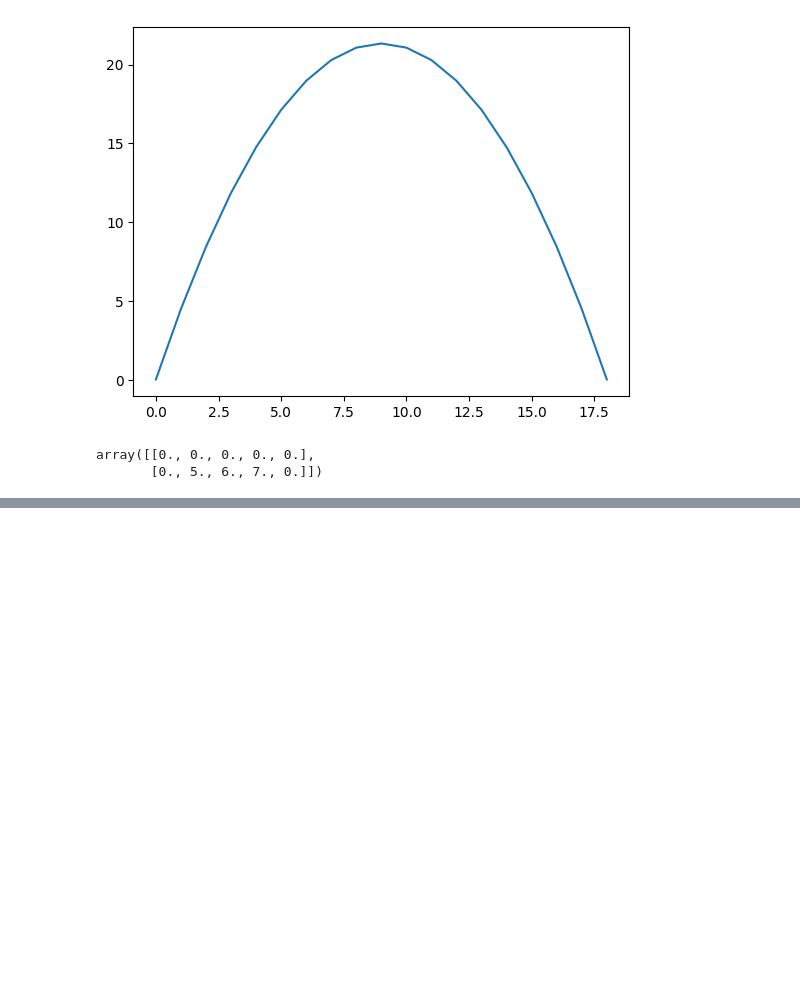
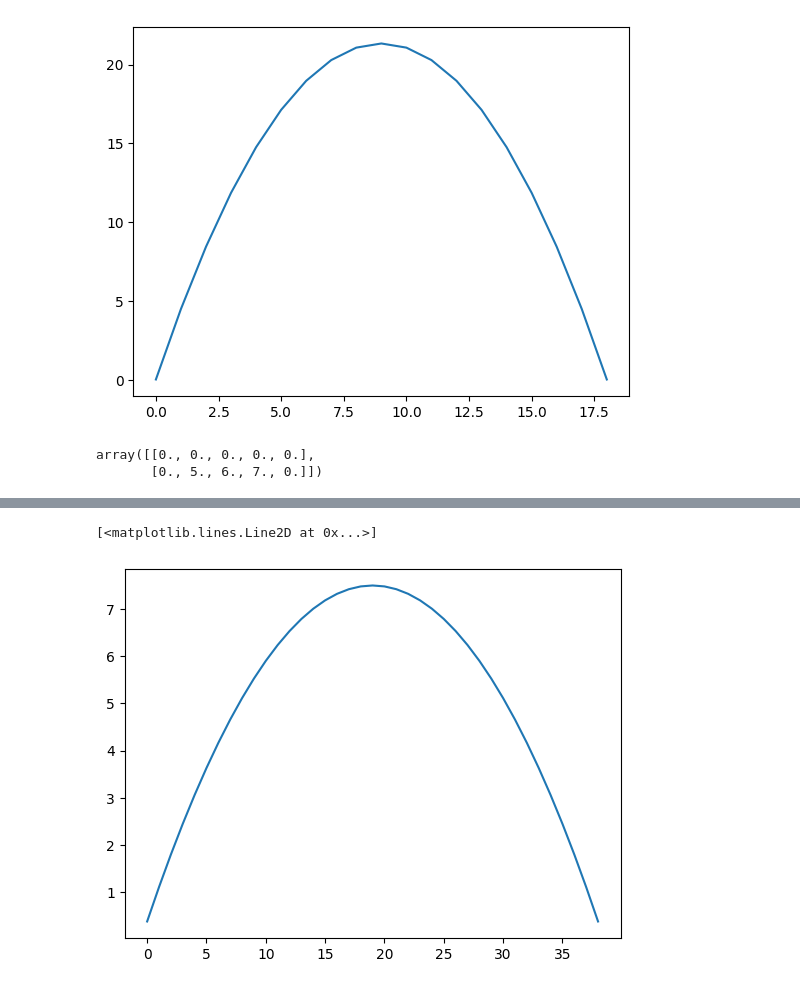
Before and after one commit to csillagu/FVM-Solver, a Jupyter notebook: investigation/poisson_inv.ipynb, the cells around one changed output, grey strips where cells are left out. Drawn from its saved outputs; the diff is of its cells as text; code cells hidden in the pictures; blank space fills up the shorter version.

```diff
--- a/investigation/poisson_inv.ipynb
+++ b/investigation/poisson_inv.ipynb
@@ -96,0 +194,5 @@ array([[0., 0., 0., 0., 0.],
+# %%
+plt.plot(res_u[:,-1])
+# %% [output]
+[<matplotlib.lines.Line2D at 0x...>]
+[figure, added]
```
Also changed, not shown: parts of 5 cells of this notebook, 1 other file.
